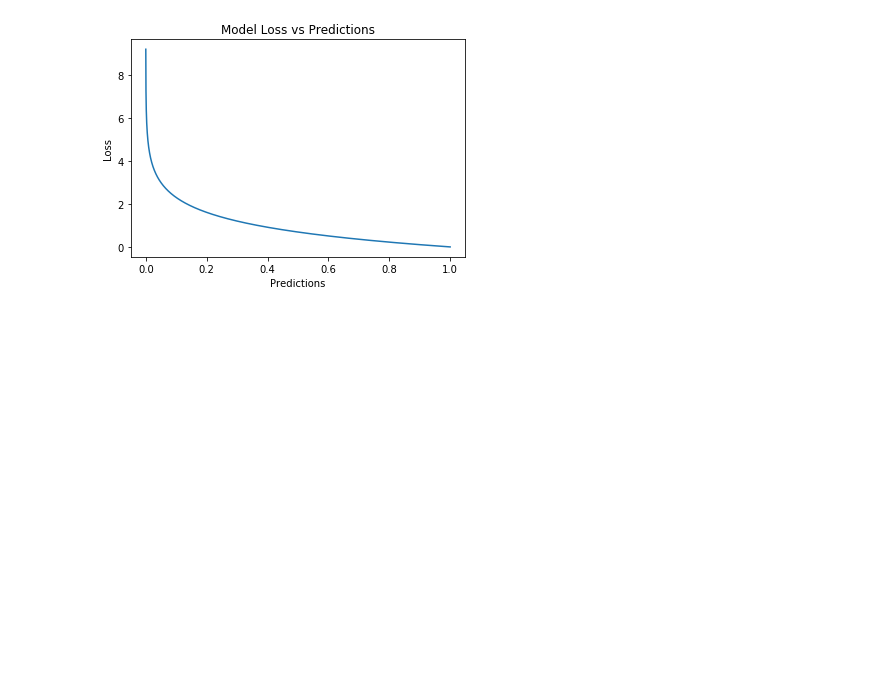
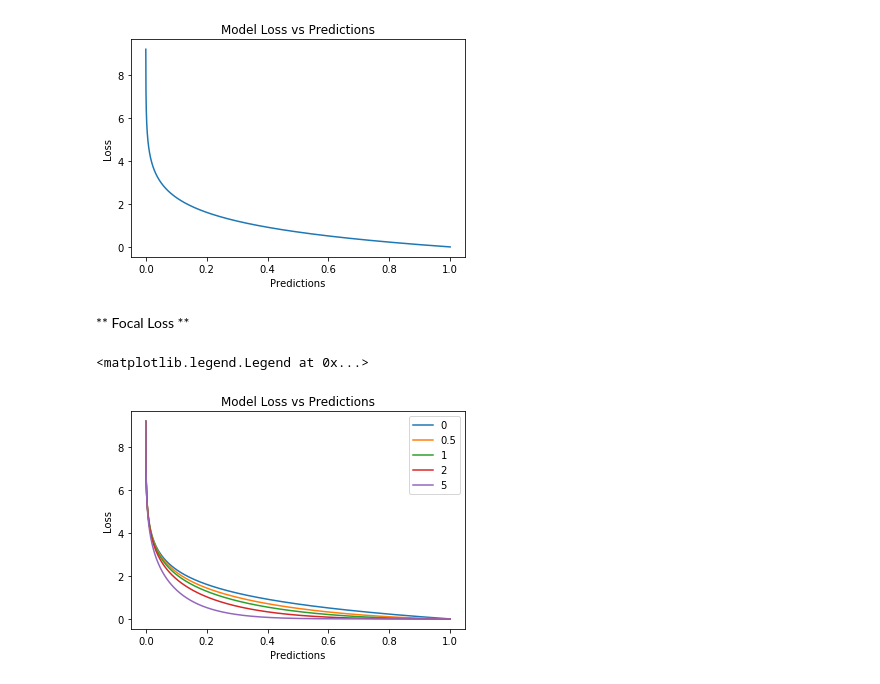
Before and after one commit to gowrishankarin/data_science, a Jupyter notebook: trading/refs/concepts/002_ClassificationLossFunctions.ipynb, the cells around one changed output. Cells and saved outputs as stored; diff of their text form; code cells hidden in the pictures; blank space fills up the shorter version.

```diff
--- a/trading/refs/concepts/002_ClassificationLossFunctions.ipynb
+++ b/trading/refs/concepts/002_ClassificationLossFunctions.ipynb
@@ -38,3 +38,27 @@ plt.xlabel('Predictions')
 # %% [output]
 Text(0.5,0,'Predictions')
 [figure]
+# %% [markdown]
+** Focal Loss **
+# %%
+def focal(y, y_hat, gamma):
+    focal_loss = np.where(
+        y==1,
+        (1 - y_hat) ** gamma * (np.log(y_hat)),
+        y_hat ** gamma * (np.log(1 - y_hat))
+    )
+    return -np.sum(focal_loss)
+# %%
+gammas = [0, 0.5, 1, 2, 5]
+losses_focal = [[focal(y[i], y_hat[i], gamma) for i in range(len(y))] for gamma in gammas]
+# %%
+plt.figure()
+for i in range(len(gammas)):
+    plt.plot(y_hat, losses_focal[i], label=gammas[i])
+plt.title('Model Loss vs Predictions')
+plt.ylabel('Loss')
+plt.xlabel('Predictions')
+plt.legend()
+# %% [output]
+<matplotlib.legend.Legend at 0x...>
+[figure, added]
```
Also changed, not shown: parts of 19 cells of this notebook.
